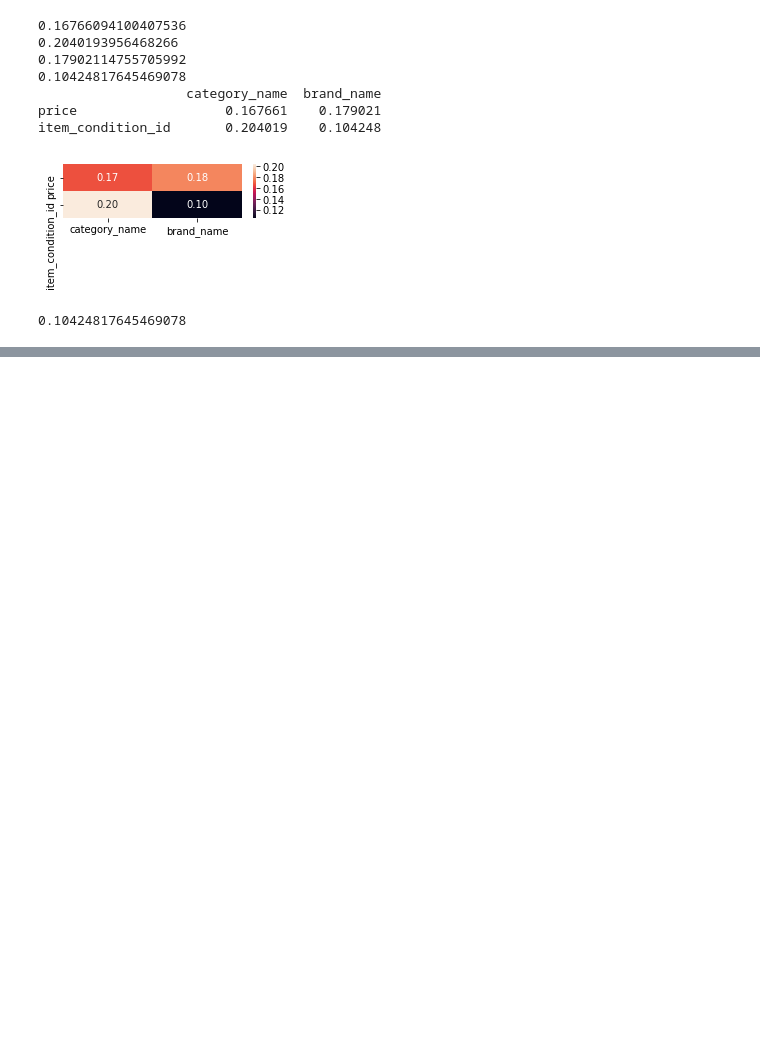
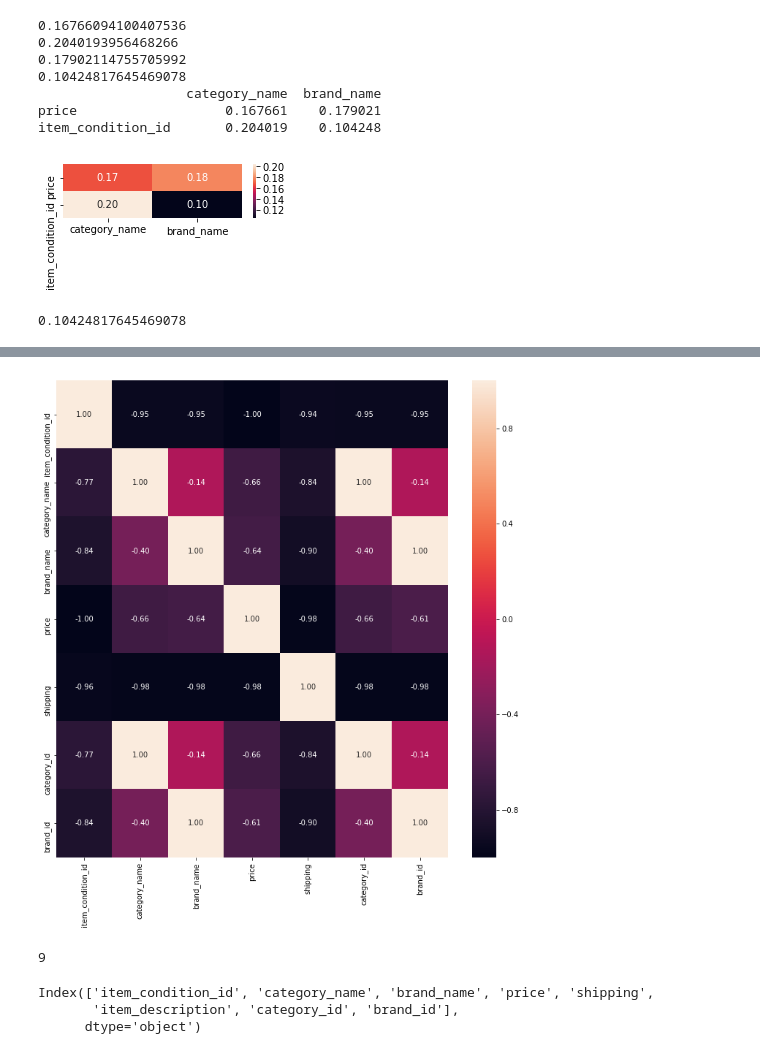
Before and after one commit to HediMontazeri/Kaggle_Mercari_Price, a Jupyter notebook: MercariDataExplore.ipynb, the cells around one changed output, grey strips where cells are left out. Saved outputs shown, nothing was run; the diff lists cells and outputs as text; code cells hidden in the pictures; blank space fills up the shorter version.

```diff
--- a/MercariDataExplore.ipynb
+++ b/MercariDataExplore.ipynb
@@ -334,0 +331,6 @@ Index(['category_name', 'brand_name'], dtype='object')
+# %%
+#changing the type so that categorical columns such as item_condition_id doesn't have an order
+trainData['item_condition_id']= trainData['item_condition_id'].astype('object')
+trainData['shipping']= trainData['shipping'].astype('object')
+trainData['category_id']= trainData['category_id'].astype('object')
+trainData['brand_id']= trainData['brand_id'].astype('object')
@@ -334,0 +412,16 @@ Index(['category_name', 'brand_name'], dtype='object')
+# %%
+plt.figure(figsize=(12,12))
+sb.heatmap(relations,annot=True,fmt='.2f')
+plt.show()
+# %% [output]
+[figure, added]
+# %%
+len(trainData.columns)
+# %% [output]
+9
+# %%
+columns
+# %% [output]
+Index(['item_condition_id', 'category_name', 'brand_name', 'price', 'shipping',
+       'item_description', 'category_id', 'brand_id'],
+      dtype='object')
```
Also changed, not shown: parts of 15 cells of this notebook.
